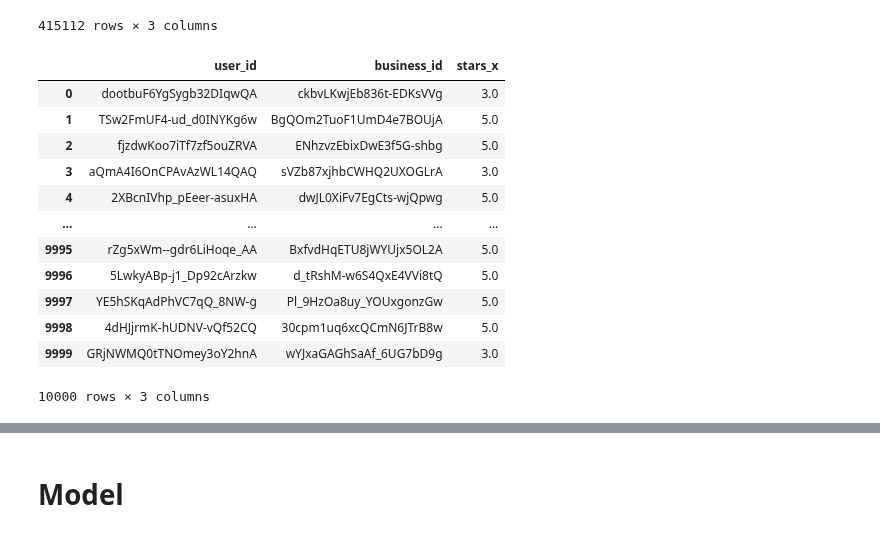
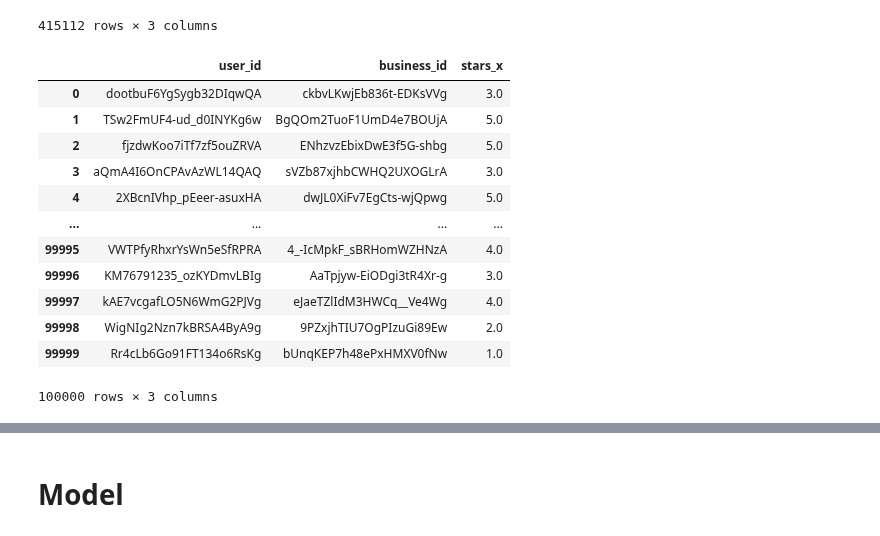
Before and after one commit to larasneves/ComplexDataAnalysis, a Jupyter notebook: content-based-model.ipynb, the cells around one changed output, grey strips where cells are left out. Cells and saved outputs as stored; diff of their text form; code cells hidden in the pictures.

```diff
--- a/content-based-model.ipynb
+++ b/content-based-model.ipynb
@@ -98,20 +99,20 @@ filtered_reviews
 | 415111 | MCzlzlOw7IGbRAKVjJBPtg | fcGexL5VH5G2Xw0tRj9uOQ | 3.0 |
 415112 rows × 3 columns
 # %%
-sample = filtered_reviews.sample(10000, random_state=10)
+sample = filtered_reviews.sample(100000, random_state=10)
 sample.reset_index(drop=True, inplace=True)
 sample
 # %% [output]
 |  | user_id | business_id | stars_x |
 | 0 | dootbuF6YgSygb32DIqwQA | ckbvLKwjEb836t-EDKsVVg | 3.0 |
 | 1 | TSw2FmUF4-ud_d0INYKg6w | BgQOm2TuoF1UmD4e7BOUjA | 5.0 |
 | 2 | fjzdwKoo7iTf7zf5ouZRVA | ENhzvzEbixDwE3f5G-shbg | 5.0 |
 | 3 | aQmA4I6OnCPAvAzWL14QAQ | sVZb87xjhbCWHQ2UXOGLrA | 3.0 |
 | 4 | 2XBcnIVhp_pEeer-asuxHA | dwJL0XiFv7EgCts-wjQpwg | 5.0 |
 | ... | ... | ... | ... |
-| 9995 | rZg5xWm--gdr6LiHoqe_AA | BxfvdHqETU8jWYUjx5OL2A | 5.0 |
-| 9996 | 5LwkyABp-j1_Dp92cArzkw | d_tRshM-w6S4QxE4VVi8tQ | 5.0 |
-| 9997 | YE5hSKqAdPhVC7qQ_8NW-g | Pl_9HzOa8uy_YOUxgonzGw | 5.0 |
-| 9998 | 4dHJjrmK-hUDNV-vQf52CQ | 30cpm1uq6xcQCmN6JTrB8w | 5.0 |
-| 9999 | GRjNWMQ0tTNOmey3oY2hnA | wYJxaGAGhSaAf_6UG7bD9g | 3.0 |
+| 99995 | VWTPfyRhxrYsWn5eSfRPRA | 4_-IcMpkF_sBRHomWZHNzA | 4.0 |
+| 99996 | KM76791235_ozKYDmvLBIg | AaTpjyw-EiODgi3tR4Xr-g | 3.0 |
+| 99997 | kAE7vcgafLO5N6WmG2PJVg | eJaeTZlIdM3HWCq__Ve4Wg | 4.0 |
+| 99998 | WigNIg2Nzn7kBRSA4ByA9g | 9PZxjhTIU7OgPIzuGi89Ew | 2.0 |
+| 99999 | Rr4cLb6Go91FT134o6RsKg | bUnqKEP7h48ePxHMXV0fNw | 1.0 |
-10000 rows × 3 columns
+100000 rows × 3 columns
```
Also changed, not shown: parts of 8 cells of this notebook, 5 other files.
